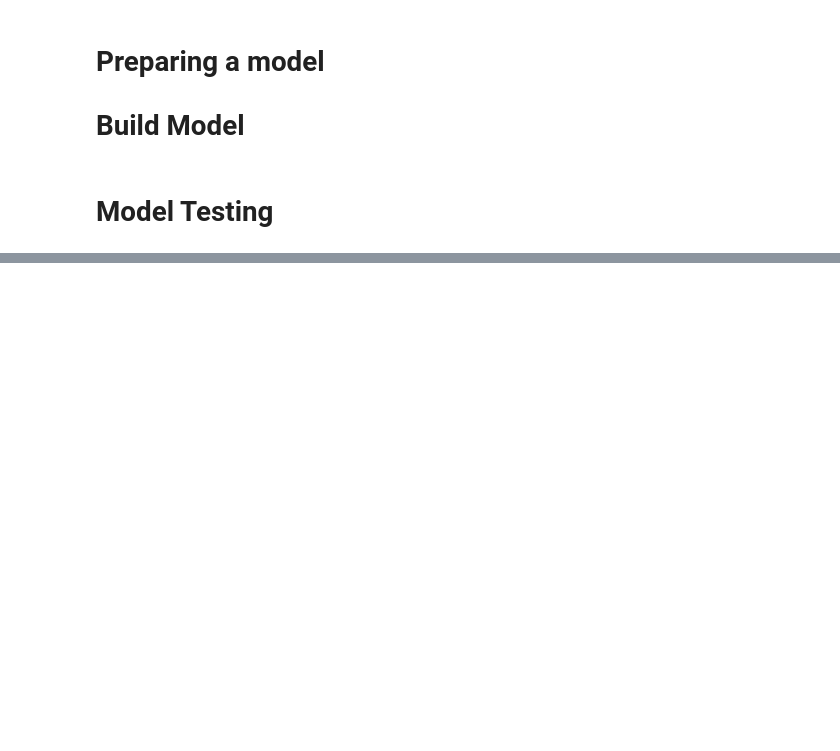
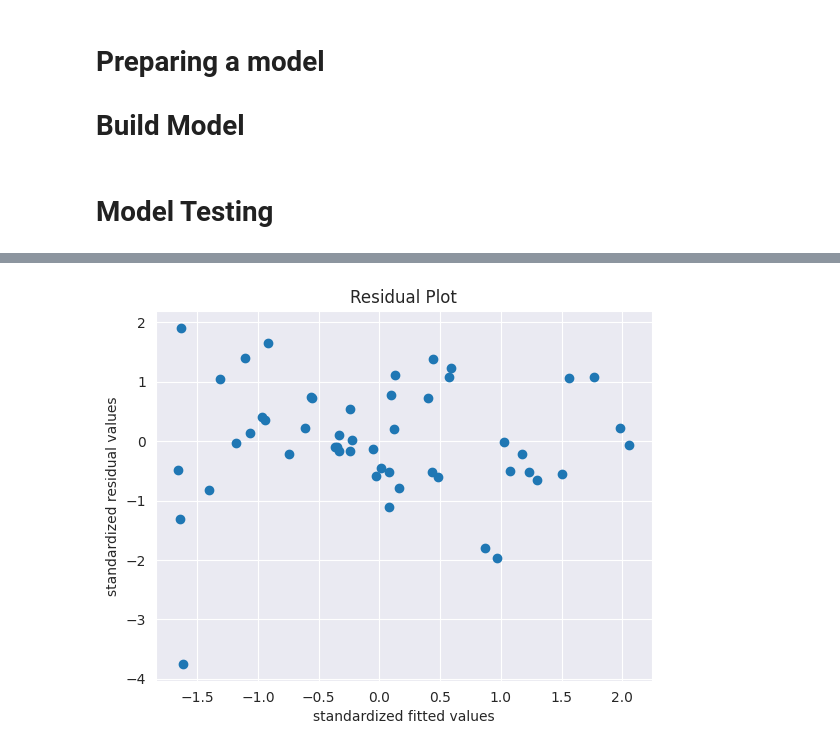
Before and after one commit to CM-007/DS_ASS, a Jupyter notebook: Ass05_Startups(MLL).ipynb, the cells around one changed output, grey strips where cells are left out. Saved outputs shown, nothing was run; the diff lists cells and outputs as text; code cells hidden in the pictures; blank space fills up the shorter version.

```diff
--- a/Ass05_Startups(MLL).ipynb
+++ b/Ass05_Startups(MLL).ipynb
@@ -132,0 +193,10 @@ dtype: float64
+# %%
+plt.scatter(get_standardized_values(model.fittedvalues), # fittedvalues is y^-hat
+           get_standardized_values(model.resid) # resid is error
+           )
+plt.title('Residual Plot')
+plt.xlabel('standardized fitted values')
+plt.ylabel('standardized residual values')
+plt.show()
+# %% [output]
+[figure, added]
```
Also changed, not shown: parts of 35 cells of this notebook.
